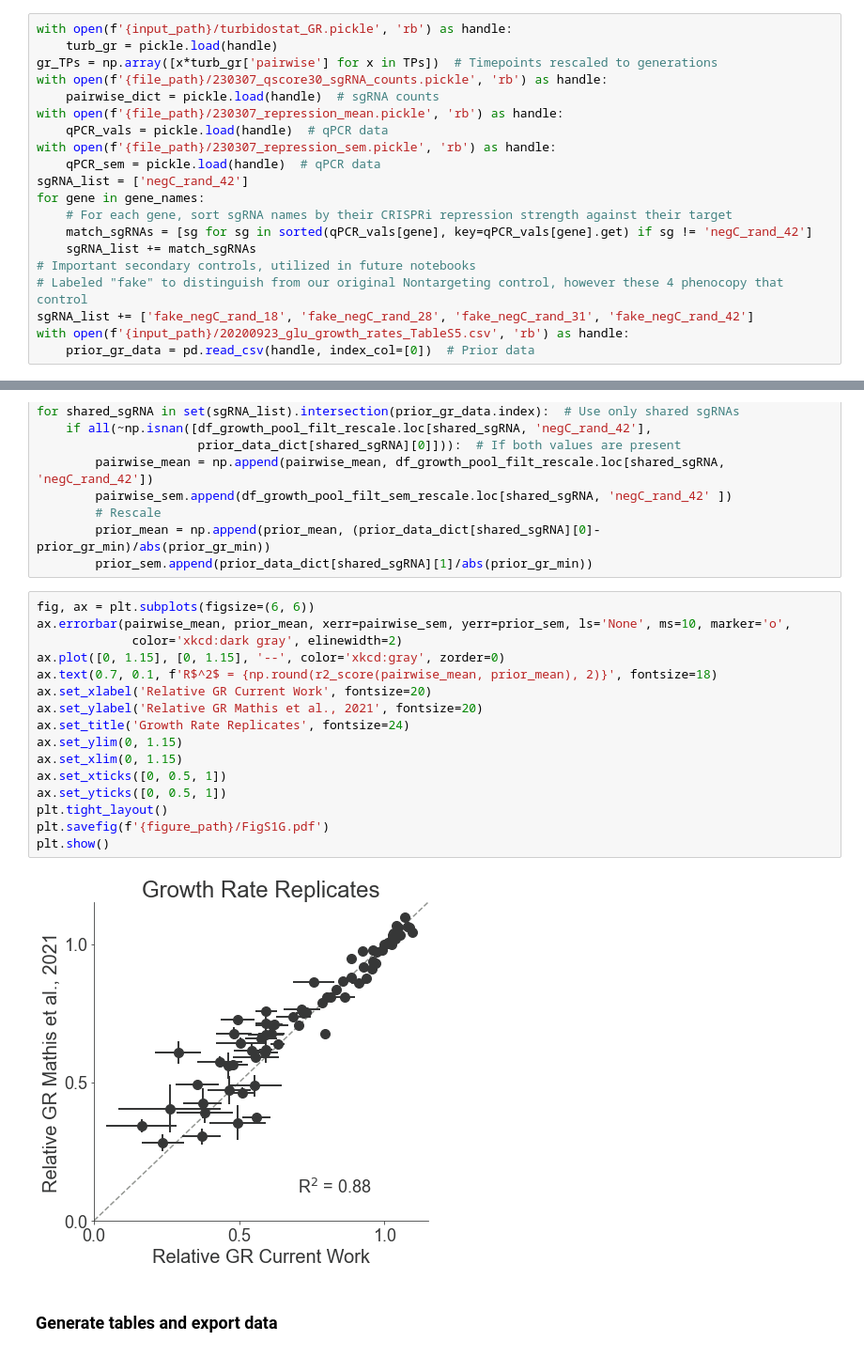
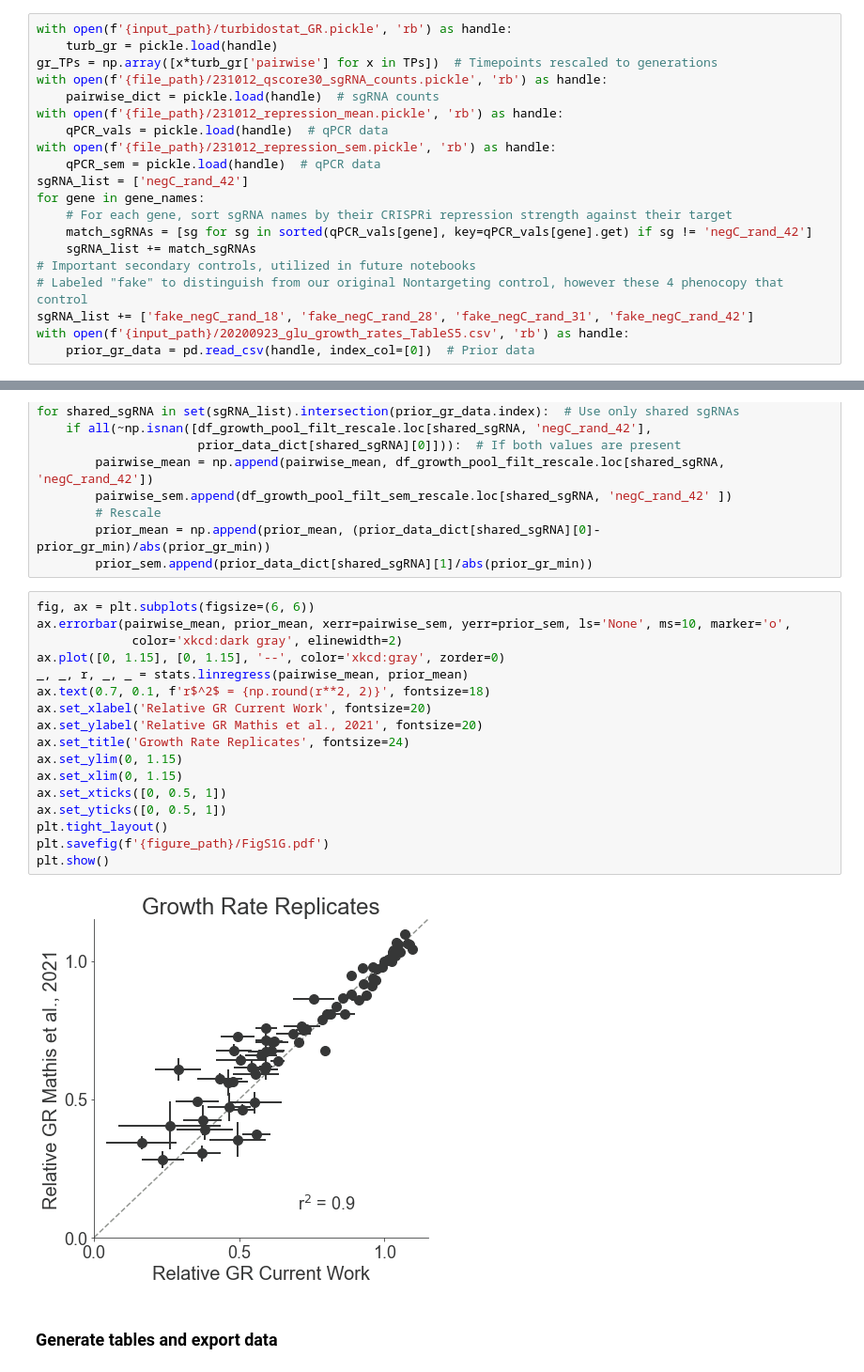
Before and after one commit to reynoldsk/ContinuousEpistasis, a Jupyter notebook: 3_Pairwise_Growth_Rates.ipynb, the cells around one changed output, grey strips where cells are left out. Shown at 94% size. Saved outputs shown, nothing was run; the diff lists cells and outputs as text.

```diff
--- a/3_Pairwise_Growth_Rates.ipynb
+++ b/3_Pairwise_Growth_Rates.ipynb
@@ -32,11 +32,11 @@ BC_list = ['TGAAAG', 'CCATGC', 'CATGAT']
 with open(f'{input_path}/turbidostat_GR.pickle', 'rb') as handle:
     turb_gr = pickle.load(handle)
 gr_TPs = np.array([x*turb_gr['pairwise'] for x in TPs])  # Timepoints rescaled to generations
-with open(f'{file_path}/230307_qscore30_sgRNA_counts.pickle', 'rb') as handle:
+with open(f'{file_path}/231012_qscore30_sgRNA_counts.pickle', 'rb') as handle:
     pairwise_dict = pickle.load(handle)  # sgRNA counts
-with open(f'{file_path}/230307_repression_mean.pickle', 'rb') as handle:
+with open(f'{file_path}/231012_repression_mean.pickle', 'rb') as handle:
     qPCR_vals = pickle.load(handle)  # qPCR data
-with open(f'{file_path}/230307_repression_sem.pickle', 'rb') as handle:
+with open(f'{file_path}/231012_repression_sem.pickle', 'rb') as handle:
     qPCR_sem = pickle.load(handle)  # qPCR data
 sgRNA_list = ['negC_rand_42']
 for gene in gene_names:
@@ -534,21 +535,22 @@ for shared_sgRNA in set(sgRNA_list).intersection(prior_gr_data.index):  # Use on
 # %%
 fig, ax = plt.subplots(figsize=(6, 6))
 ax.errorbar(pairwise_mean, prior_mean, xerr=pairwise_sem, yerr=prior_sem, ls='None', ms=10, marker='o',
              color='xkcd:dark gray', elinewidth=2)
 ax.plot([0, 1.15], [0, 1.15], '--', color='xkcd:gray', zorder=0)
-ax.text(0.7, 0.1, f'R$^2$ = {np.round(r2_score(pairwise_mean, prior_mean), 2)}', fontsize=18)
+_, _, r, _, _ = stats.linregress(pairwise_mean, prior_mean)
+ax.text(0.7, 0.1, f'r$^2$ = {np.round(r**2, 2)}', fontsize=18)
 ax.set_xlabel('Relative GR Current Work', fontsize=20)
 ax.set_ylabel('Relative GR Mathis et al., 2021', fontsize=20)
 ax.set_title('Growth Rate Replicates', fontsize=24)
 ax.set_ylim(0, 1.15)
 ax.set_xlim(0, 1.15)
 ax.set_xticks([0, 0.5, 1])
 ax.set_yticks([0, 0.5, 1])
 plt.tight_layout()
 plt.savefig(f'{figure_path}/FigS1G.pdf')
 plt.show()
 # %% [output]
-[figure, old version]
+[figure, new version]
 # %% [markdown]
 ### Generate tables and export data
 # %%
```
Also changed, not shown: parts of 8 cells of this notebook, 44 other files.
